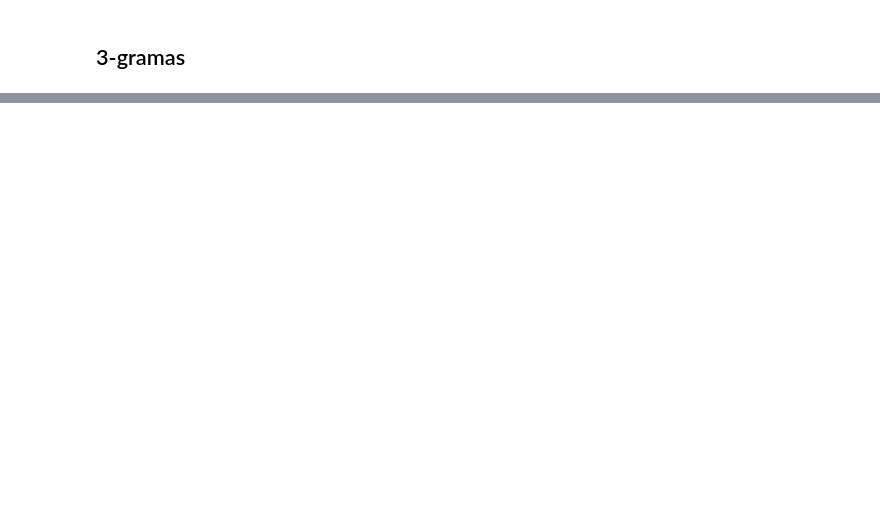
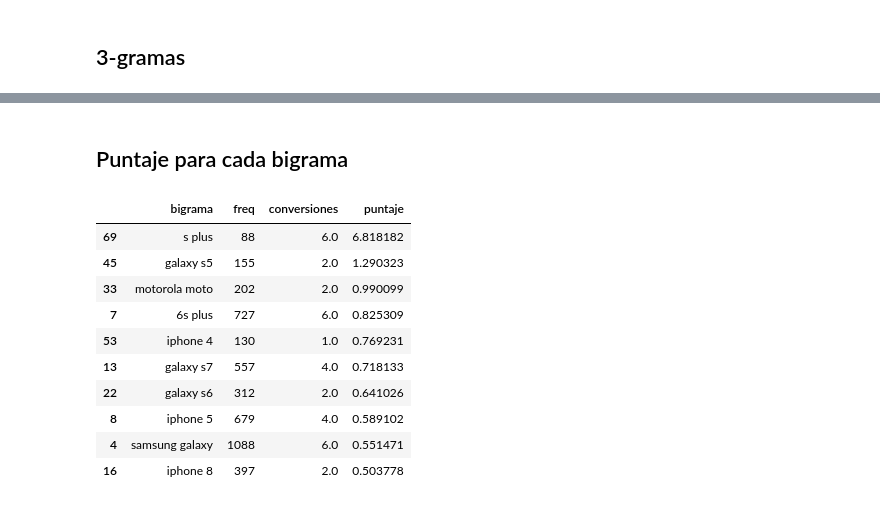
Before and after one commit to ndvazquez/7506-OrganizacionDeDatos, a Jupyter notebook: Analisis de terminos de busqueda.ipynb, the cells around one changed output, grey strips where cells are left out. Cells and saved outputs as stored; diff of their text form; code cells hidden in the pictures; blank space fills up the shorter version.

```diff
--- a/Analisis de terminos de busqueda.ipynb
+++ b/Analisis de terminos de busqueda.ipynb
@@ -131,0 +279,43 @@ plt.show()
+# %%
+def obtener_freq_conversiones(ngram):
+    """
+    ### TODO: Falta filtrar por un delta de tiempo prudente.
+
+    usuarios_conversiones = set(df.loc[(df['event'] == 'conversion') & (df['person'].isin(usuarios)), 'person'])
+
+    presentan_conversiones = df.loc[((df['event'] == 'conversion') & (df['person'].isin(usuarios))) |\
+                                   ((df['event'] == 'searched products') & (df['search_term'].str.contains(bigram)) &\
+                                   (df['person'].isin(usuarios_conversiones)))
+                                   , ['timestamp', 'event', 'search_term', 'person', 'model', 'sku', 'skus']]
+    """
+
+    busquedas_filtradas = df.loc[(df['event'] == 'searched products') & (df['search_term'].str.contains(ngram)), 'person']
+
+    usuarios = set(busquedas_filtradas)
+
+    res = df.loc[((df['event'] == 'conversion') & (df['person'].isin(usuarios))), 'model']
+    # Descartamos aquellos valores que estén muy lejos del ngram, según distancia de Levenshtein.
+    return res.apply(lambda x: x if Levenshtein.ratio(x.lower(), ngram) > 0.5 else None).dropna().size
+# %% [markdown]
+## Puntaje para cada  bigrama
+# %%
+conversiones_bigramas = pd.Series(x for x in bigrams).value_counts().to_frame().reset_index()
+conversiones_bigramas.rename(columns={'index':'bigrama', 0:'freq'}, inplace=True)
+# %%
+# Si bien el grado de dispersión es altísimo, tomaremos los 100 primeros elementos para asignar puntajes.
+conversiones_bigramas['conversiones'] = conversiones_bigramas['bigrama'].head(100)\
+.apply(lambda x: obtener_freq_conversiones(x))
+conversiones_bigramas['puntaje'] = conversiones_bigramas['conversiones'] / conversiones_bigramas['freq'] * 100
+conversiones_bigramas.sort_values(by='puntaje', ascending=False).head(10)
+# %% [output]
+|  | bigrama | freq | conversiones | puntaje |
+| 69 | s plus | 88 | 6.0 | 6.818182 |
+| 45 | galaxy s5 | 155 | 2.0 | 1.290323 |
+| 33 | motorola moto | 202 | 2.0 | 0.990099 |
+| 7 | 6s plus | 727 | 6.0 | 0.825309 |
+| 53 | iphone 4 | 130 | 1.0 | 0.769231 |
+| 13 | galaxy s7 | 557 | 4.0 | 0.718133 |
+| 22 | galaxy s6 | 312 | 2.0 | 0.641026 |
+| 8 | iphone 5 | 679 | 4.0 | 0.589102 |
+| 4 | samsung galaxy | 1088 | 6.0 | 0.551471 |
+| 16 | iphone 8 | 397 | 2.0 | 0.503778 |
```
Also changed, not shown: parts of 38 cells of this notebook.
